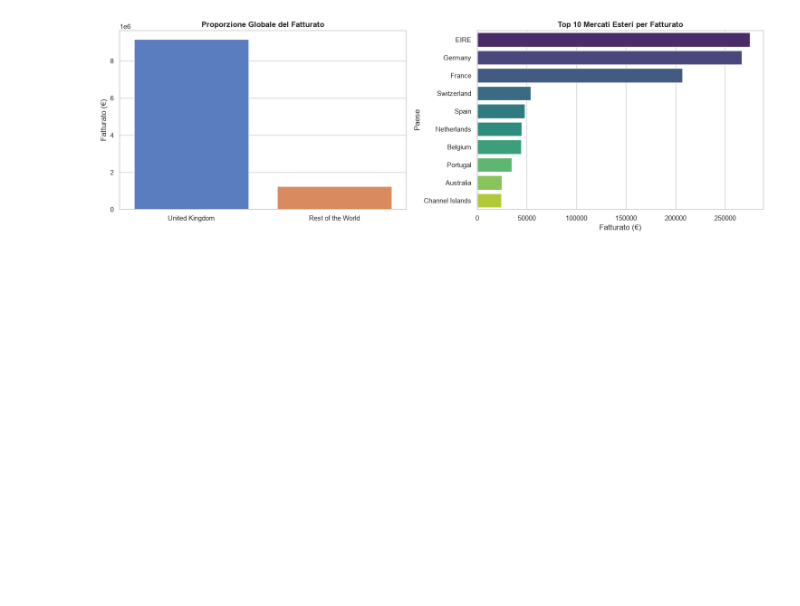
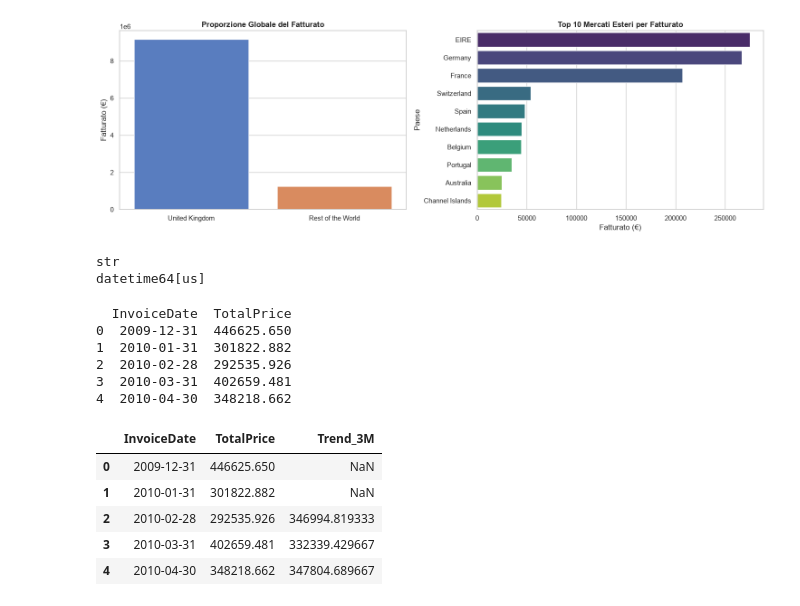
Before and after one commit to VladDyvo/retail_sales_analytics, a Jupyter notebook: 02_eda.ipynb, the cells around one changed output. Cells and saved outputs as stored; diff of their text form; code cells hidden in the pictures; blank space fills up the shorter version.

```diff
--- a/02_eda.ipynb
+++ b/02_eda.ipynb
@@ -60,3 +60,46 @@ plt.savefig('output/grafici/analisi_geografica_completa.png', dpi=300)
 plt.show()
 # %% [output]
 [figure]
+# %%
+#FASE 2 TASK 2
+# Verifico il tipo della colonna InvoiceDate
+print(df["InvoiceDate"].dtype)
+
+# Converto la colonna in formato datetime
+df["InvoiceDate"] = pd.to_datetime(df["InvoiceDate"])
+
+# Controllo che la conversione sia avvenuta
+print(df["InvoiceDate"].dtype)
+# %% [output]
+str
+datetime64[us]
+# %%
+# Raggruppo il fatturato per mese usando 'ME'
+monthly_sales = (
+    df.groupby(pd.Grouper(key="InvoiceDate", freq="ME"))["TotalPrice"]
+    .sum()
+    .reset_index()
+)
+
+# Visualizzo le prime righe
+print(monthly_sales.head())
+# %% [output]
+  InvoiceDate  TotalPrice
+0  2009-12-31  446625.650
+1  2010-01-31  301822.882
+2  2010-02-28  292535.926
+3  2010-03-31  402659.481
+4  2010-04-30  348218.662
+# %%
+# Calcolo la media mobile a 3 mesi sul fatturato
+monthly_sales['Trend_3M'] = monthly_sales['TotalPrice'].rolling(window=3).mean()
+
+# Visualizzo l'anteprima per verificare che i dati siano corretti
+monthly_sales.head()
+# %% [output]
+|  | InvoiceDate | TotalPrice | Trend_3M |
+| 0 | 2009-12-31 | 446625.650 | NaN |
+| 1 | 2010-01-31 | 301822.882 | NaN |
+| 2 | 2010-02-28 | 292535.926 | 346994.819333 |
+| 3 | 2010-03-31 | 402659.481 | 332339.429667 |
+| 4 | 2010-04-30 | 348218.662 | 347804.689667 |
```
Also changed, not shown: parts of 2 cells of this notebook, 3 other files.
